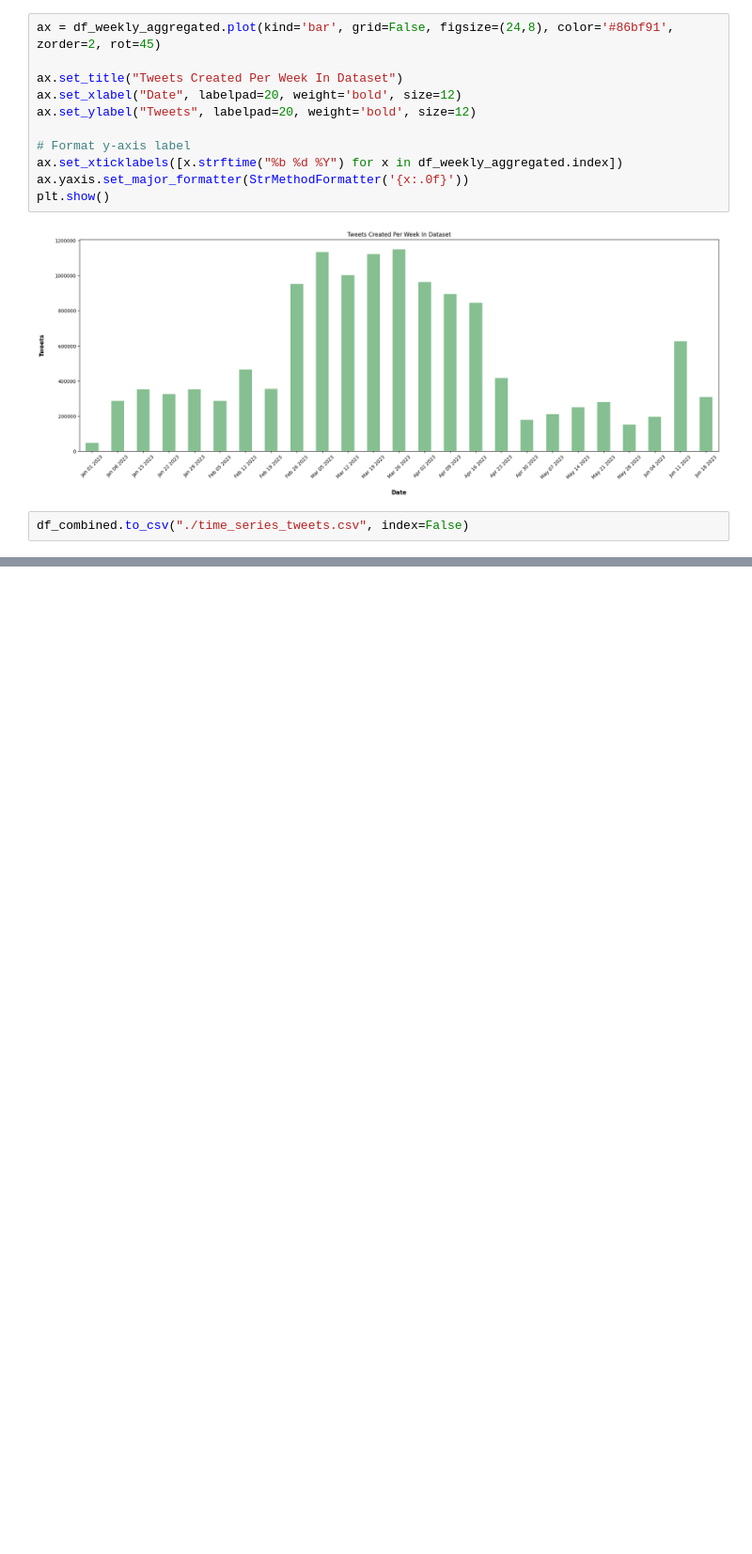
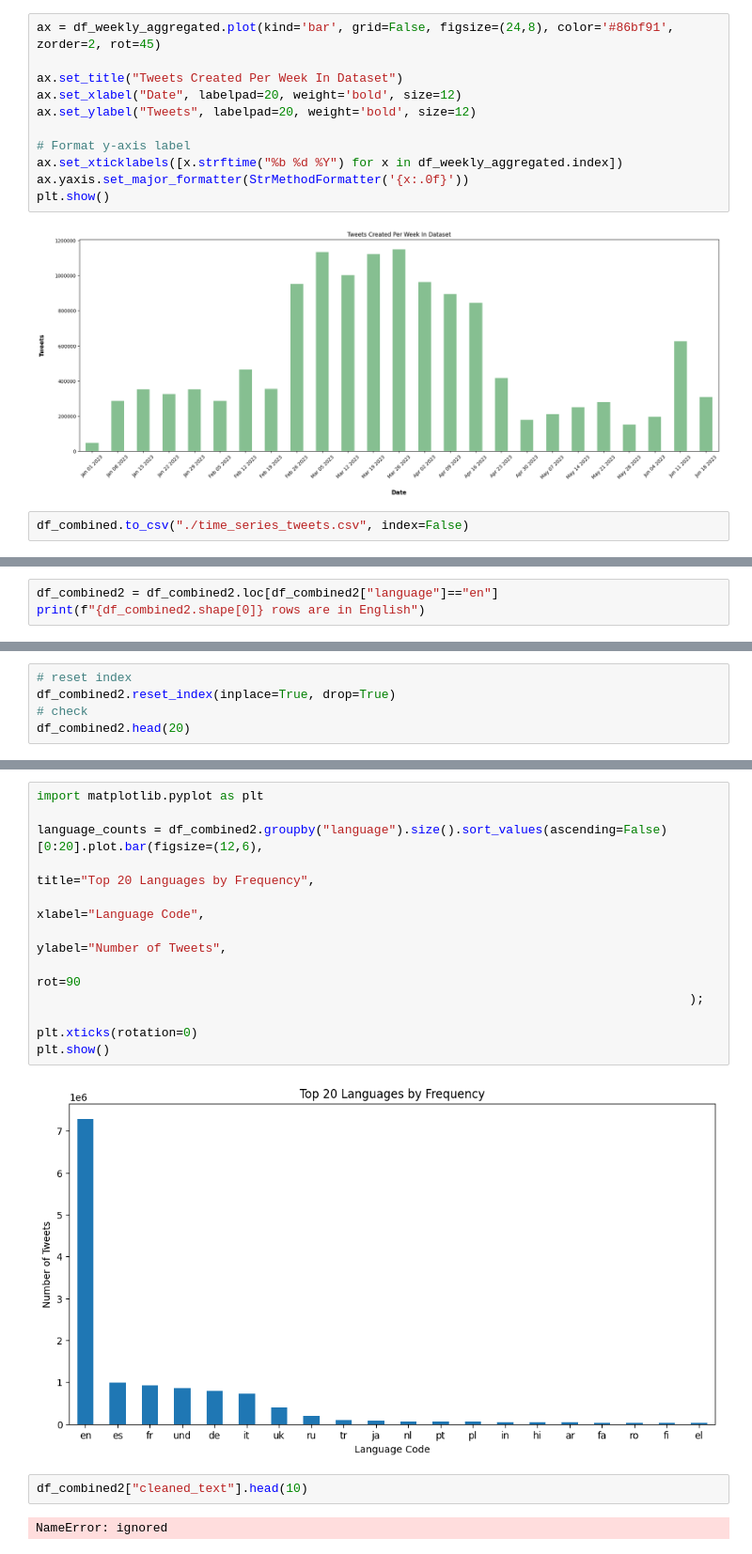
Before and after one commit to thokozani-msezane/MIT-805, a Jupyter notebook: Assignement2_code.ipynb, the cells around one changed output, grey strips where cells are left out. Shown at 94% size. Cells and saved outputs as stored; diff of their text form; blank space fills up the shorter version.

```diff
--- a/Assignement2_code.ipynb
+++ b/Assignement2_code.ipynb
@@ -249,0 +305,3 @@ df_combined.to_csv("./time_series_tweets.csv", index=False)
+# %%
+df_combined2 = df_combined2.loc[df_combined2["language"]=="en"]
+print(f"{df_combined2.shape[0]} rows are in English")
@@ -249,0 +314,5 @@ df_combined.to_csv("./time_series_tweets.csv", index=False)
+# %%
+# reset index
+df_combined2.reset_index(inplace=True, drop=True)
+# check
+df_combined2.head(20)
@@ -249,0 +350,18 @@ df_combined.to_csv("./time_series_tweets.csv", index=False)
+# %%
+import matplotlib.pyplot as plt
+
+language_counts = df_combined2.groupby("language").size().sort_values(ascending=False)[0:20].plot.bar(figsize=(12,6),
+                                                                                         title="Top 20 Languages by Frequency",
+                                                                                         xlabel="Language Code",
+                                                                                         ylabel="Number of Tweets",
+                                                                                         rot=90
+                                                                                         );
+
+plt.xticks(rotation=0)
+plt.show()
+# %% [output]
+[figure, added]
+# %%
+df_combined2["cleaned_text"].head(10)
+# %% [output]
+NameError: ignored
```
Also changed, not shown: parts of 21 cells of this notebook.
